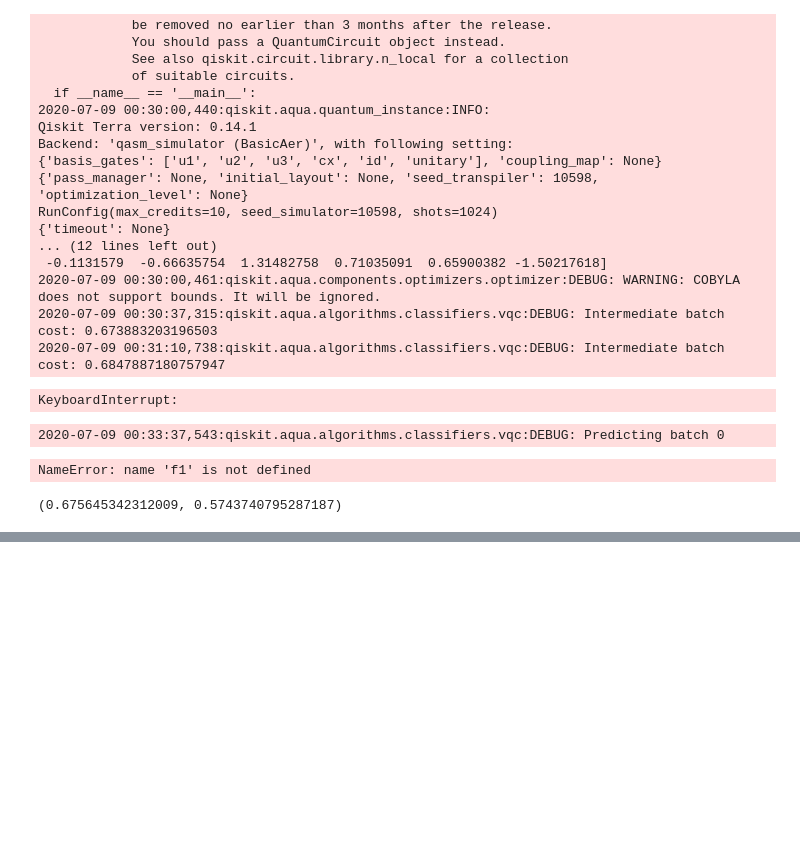
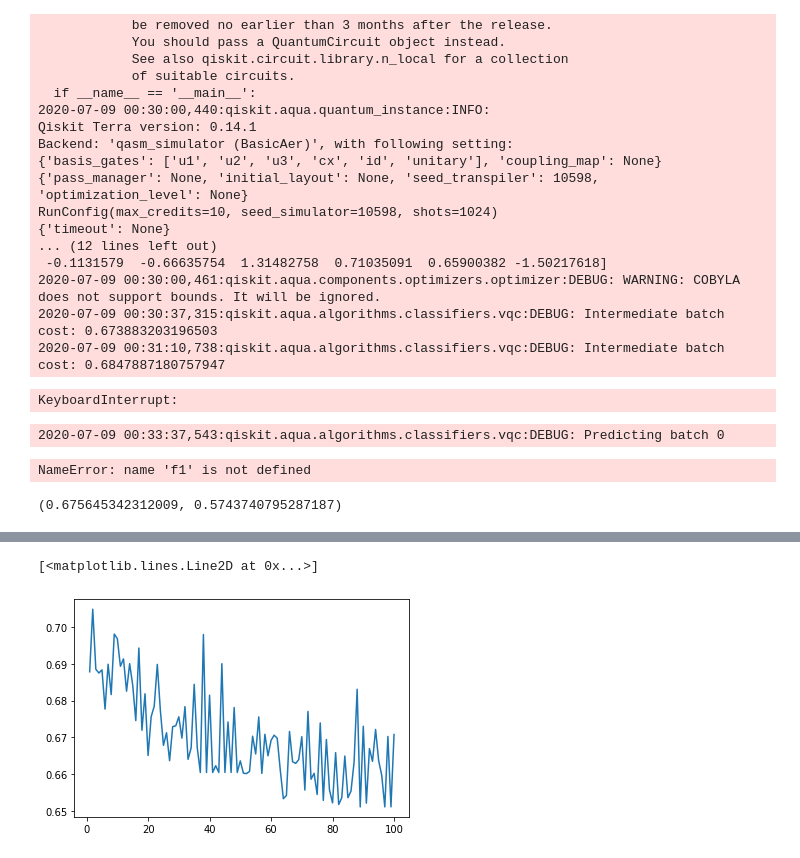
Before and after one commit to Coldog2333/qc_group_project, a Jupyter notebook: Titanic_VQC.ipynb, the cells around one changed output, grey strips where cells are left out. Saved outputs shown, nothing was run; the diff lists cells and outputs as text; code cells hidden in the pictures; blank space fills up the shorter version.

```diff
--- a/Titanic_VQC.ipynb
+++ b/Titanic_VQC.ipynb
@@ -277,0 +537,6 @@ np.mean(prediction == y_train), f1_score(prediction, y_train)
+# %%
+x_plot = np.arange(1,101)
+plt.plot(x_plot, vqc_encode_ZZ_log)
+# %% [output]
+[<matplotlib.lines.Line2D at 0x...>]
+[figure, added]
```
Also changed, not shown: parts of 24 cells of this notebook, 4 other files.
